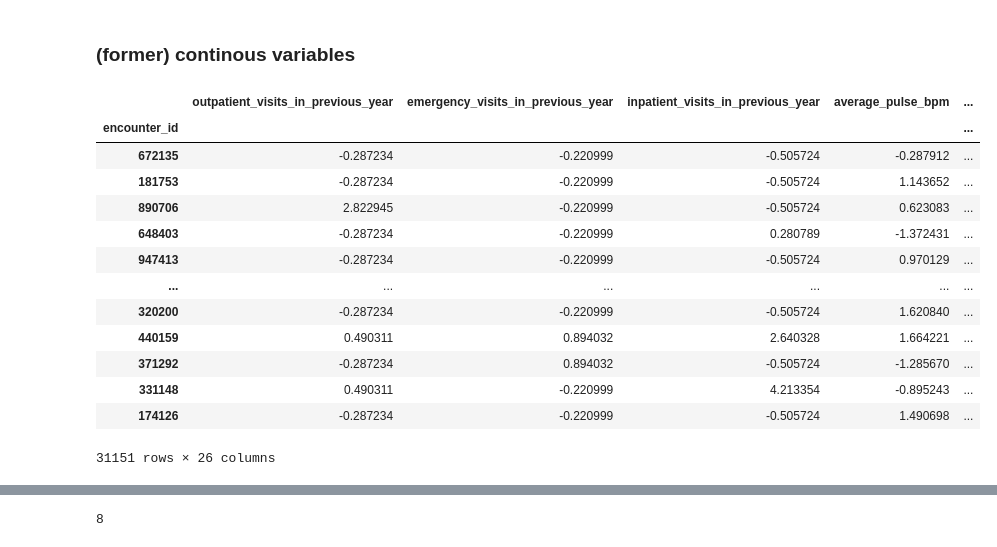
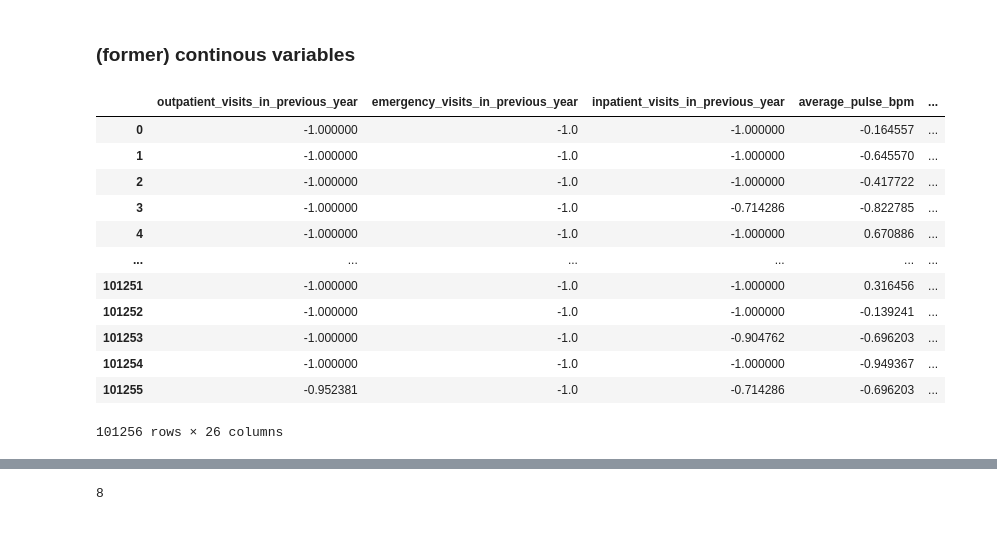
Before and after one commit to FabianRomero6/hospital-readmission-v2, a Jupyter notebook: notebooks/feature-selection.ipynb, the cells around one changed output, grey strips where cells are left out. Drawn from its saved outputs; the diff is of its cells as text; code cells hidden in the pictures.

```diff
--- a/notebooks/feature-selection.ipynb
+++ b/notebooks/feature-selection.ipynb
@@ -298,47 +40,48 @@ y_new.head()
 # %%
 # correlation matrix for former metric features
 
-metric_features = ['outpatient_visits_in_previous_year',
- 'emergency_visits_in_previous_year',
- 'inpatient_visits_in_previous_year',
- 'average_pulse_bpm',
- 'length_of_stay_in_hospital',
- 'number_lab_tests',
- 'non_lab_procedures',
- 'number_of_medications',
- 'number_diagnoses',
- 'outpatient_visits_in_previous_year_log',
- 'emergency_visits_in_previous_year_log',
- 'inpatient_visits_in_previous_year_log',
- 'length_of_stay_in_hospital_log',
- 'non_lab_procedures_log',
- 'number_of_medications_log',
- 'number_diagnoses_log',
- 'outpatient_visits_in_previous_year.1',
- 'emergency_visits_in_previous_year.1',
- 'inpatient_visits_in_previous_year.1',
- 'average_pulse_bpm.1',
- 'length_of_stay_in_hospital.1',
- 'number_lab_tests.1',
- 'non_lab_procedures.1',
- 'number_of_medications.1',
- 'number_diagnoses.1',
- 'age_mean']
+metric_features = [
+    'outpatient_visits_in_previous_year',
+    'emergency_visits_in_previous_year',
+    'inpatient_visits_in_previous_year',
+    'average_pulse_bpm',
+    'length_of_stay_in_hospital',
+    'number_lab_tests',
+    'non_lab_procedures',
+    'number_of_medications',
+    'number_diagnoses',
+    'age_mean',
+    'outpatient_visits_in_previous_year_log',
+    'emergency_visits_in_previous_year_log',
+    'inpatient_visits_in_previous_year_log',
+    'length_of_stay_in_hospital_log',
+    'non_lab_procedures_log',
+    'number_of_medications_log',
+    'number_diagnoses_log',
+    'age_mean_log',
+    'outpatient_visits_in_previous_year_win_log',
+    'emergency_visits_in_previous_year_win_log',
+    'inpatient_visits_in_previous_year_win_log',
+    'length_of_stay_in_hospital_win_log',
+    'non_lab_procedures_win_log',
+    'number_of_medications_win_log',
+    'number_diagnoses_win_log',
+    'age_mean_win_log'
+ ]
 
-X_balanced.loc[:, metric_features]
+X_train.loc[:, metric_features]
 # %% [output]
 |  | outpatient_visits_in_previous_year | emergency_visits_in_previous_year | inpatient_visits_in_previous_year | average_pulse_bpm | ... |
-| encounter_id |  |  |  |  | ... |
-| 672135 | -0.287234 | -0.220999 | -0.505724 | -0.287912 | ... |
-| 181753 | -0.287234 | -0.220999 | -0.505724 | 1.143652 | ... |
-| 890706 | 2.822945 | -0.220999 | -0.505724 | 0.623083 | ... |
-| 648403 | -0.287234 | -0.220999 | 0.280789 | -1.372431 | ... |
-| 947413 | -0.287234 | -0.220999 | -0.505724 | 0.970129 | ... |
+| 0 | -1.000000 | -1.0 | -1.000000 | -0.164557 | ... |
+| 1 | -1.000000 | -1.0 | -1.000000 | -0.645570 | ... |
+| 2 | -1.000000 | -1.0 | -1.000000 | -0.417722 | ... |
+| 3 | -1.000000 | -1.0 | -0.714286 | -0.822785 | ... |
+| 4 | -1.000000 | -1.0 | -1.000000 | 0.670886 | ... |
 | ... | ... | ... | ... | ... | ... |
-| 320200 | -0.287234 | -0.220999 | -0.505724 | 1.620840 | ... |
-| 440159 | 0.490311 | 0.894032 | 2.640328 | 1.664221 | ... |
-| 371292 | -0.287234 | 0.894032 | -0.505724 | -1.285670 | ... |
-| 331148 | 0.490311 | -0.220999 | 4.213354 | -0.895243 | ... |
-| 174126 | -0.287234 | -0.220999 | -0.505724 | 1.490698 | ... |
+| 101251 | -1.000000 | -1.0 | -1.000000 | 0.316456 | ... |
+| 101252 | -1.000000 | -1.0 | -1.000000 | -0.139241 | ... |
+| 101253 | -1.000000 | -1.0 | -0.904762 | -0.696203 | ... |
+| 101254 | -1.000000 | -1.0 | -1.000000 | -0.949367 | ... |
+| 101255 | -0.952381 | -1.0 | -0.714286 | -0.696203 | ... |
-31151 rows × 26 columns
+101256 rows × 26 columns
 # %%
```
Also changed, not shown: parts of 61 cells of this notebook, 4 other files.
